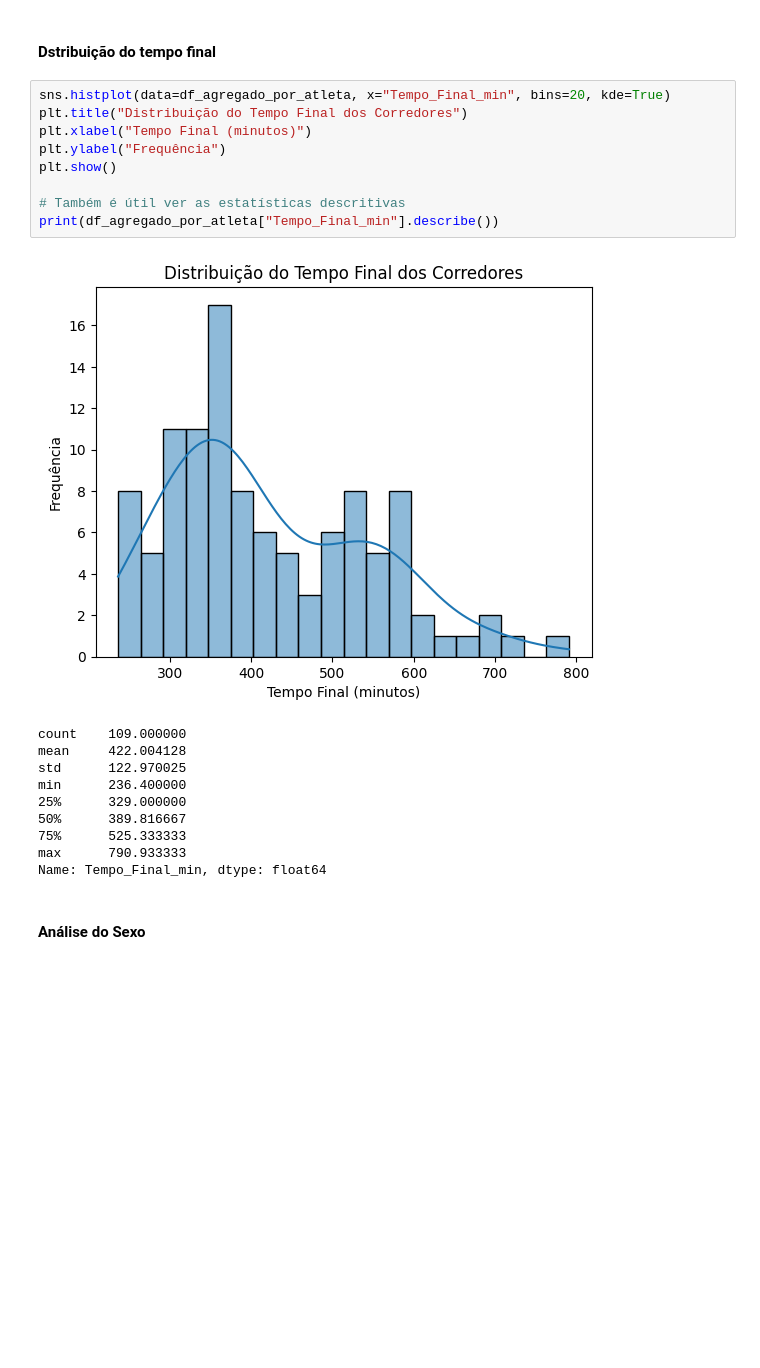
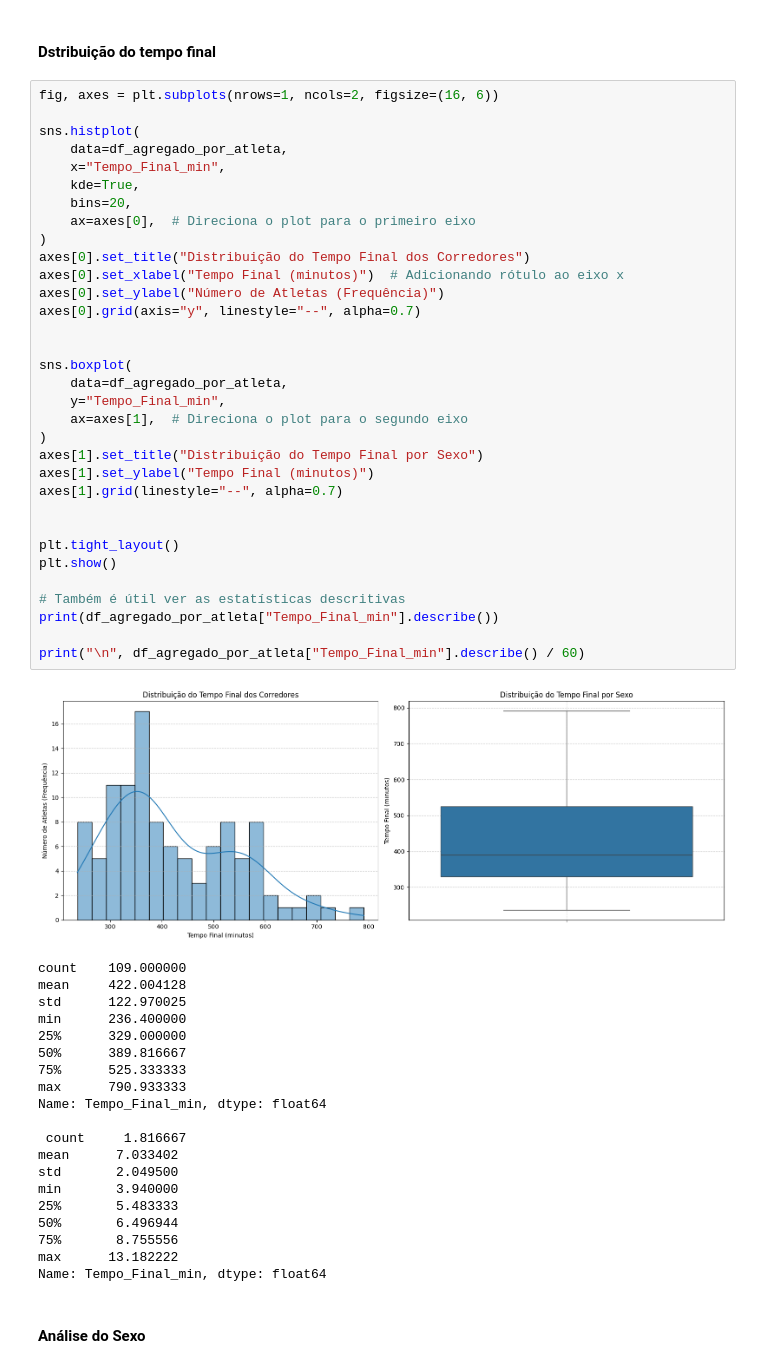
Before and after one commit to joaomts/-strava_analytics, a Jupyter notebook: analises_provas.ipynb, the cells around one changed output. Saved outputs shown, nothing was run; the diff lists cells and outputs as text; blank space fills up the shorter version.

```diff
--- a/analises_provas.ipynb
+++ b/analises_provas.ipynb
@@ -117,26 +117,60 @@ df_agregado_por_atleta.head()
 ### Análises gráficas
 # %% [markdown]
 #### Dstribuição do tempo final
-# %%
-sns.histplot(data=df_agregado_por_atleta, x="Tempo_Final_min", bins=20, kde=True)
-plt.title("Distribuição do Tempo Final dos Corredores")
-plt.xlabel("Tempo Final (minutos)")
-plt.ylabel("Frequência")
-plt.show()
-
-# Também é útil ver as estatísticas descritivas
-print(df_agregado_por_atleta["Tempo_Final_min"].describe())
-# %% [output]
-[figure, removed]
-count    109.000000
-mean     422.004128
-std      122.970025
-min      236.400000
-25%      329.000000
-50%      389.816667
-75%      525.333333
-max      790.933333
-Name: Tempo_Final_min, dtype: float64
+# %%
+fig, axes = plt.subplots(nrows=1, ncols=2, figsize=(16, 6))
+
+sns.histplot(
+    data=df_agregado_por_atleta,
+    x="Tempo_Final_min",
+    kde=True,
+    bins=20,
+    ax=axes[0],  # Direciona o plot para o primeiro eixo
+)
+axes[0].set_title("Distribuição do Tempo Final dos Corredores")
+axes[0].set_xlabel("Tempo Final (minutos)")  # Adicionando rótulo ao eixo x
+axes[0].set_ylabel("Número de Atletas (Frequência)")
+axes[0].grid(axis="y", linestyle="--", alpha=0.7)
+
+
+sns.boxplot(
+    data=df_agregado_por_atleta,
+    y="Tempo_Final_min",
+    ax=axes[1],  # Direciona o plot para o segundo eixo
+)
+axes[1].set_title("Distribuição do Tempo Final por Sexo")
+axes[1].set_ylabel("Tempo Final (minutos)")
+axes[1].grid(linestyle="--", alpha=0.7)
+
+
+plt.tight_layout()
+plt.show()
+
+# Também é útil ver as estatísticas descritivas
+print(df_agregado_por_atleta["Tempo_Final_min"].describe())
+
+print("\n", df_agregado_por_atleta["Tempo_Final_min"].describe() / 60)
+# %% [output]
+[figure, added]
+count    109.000000
+mean     422.004128
+std      122.970025
+min      236.400000
+25%      329.000000
+50%      389.816667
+75%      525.333333
+max      790.933333
+Name: Tempo_Final_min, dtype: float64
+
+ count     1.816667
+mean      7.033402
+std       2.049500
+min       3.940000
+25%       5.483333
+50%       6.496944
+75%       8.755556
+max      13.182222
+Name: Tempo_Final_min, dtype: float64
 # %% [markdown]
 #### Análise do Sexo
 # %%
```
Also changed, not shown: parts of 135 cells of this notebook, 2 other files.
